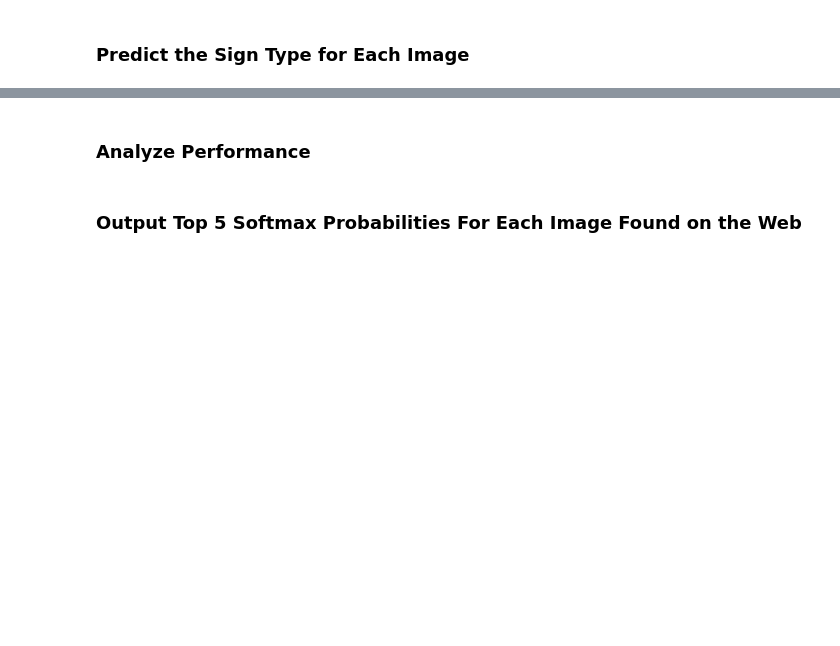
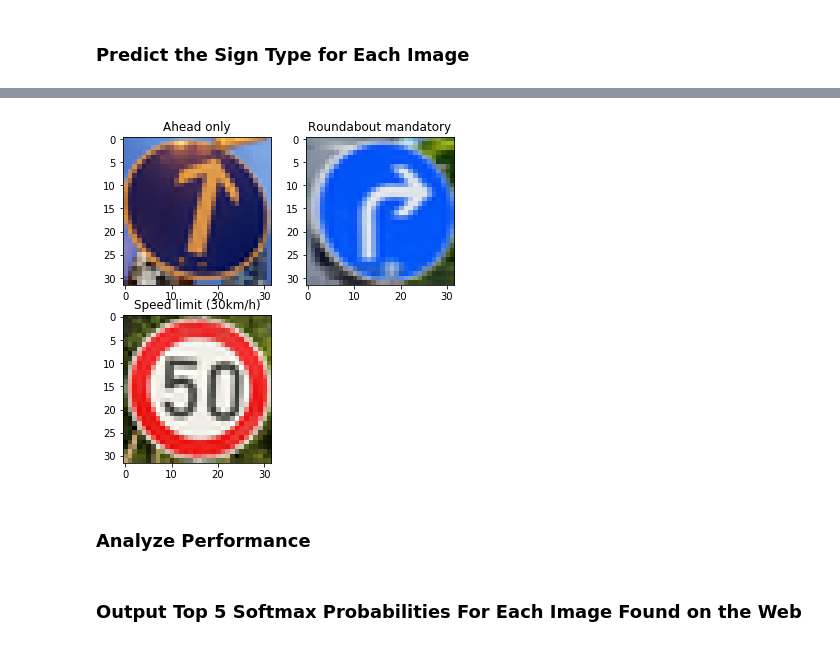
Before and after one commit to ldfo/traffic-sign-classifier, a Jupyter notebook: Traffic_Sign_Classifier.ipynb, the cells around one changed output, grey strips where cells are left out. Saved outputs shown, nothing was run; the diff lists cells and outputs as text; code cells hidden in the pictures; blank space fills up the shorter version.

```diff
--- a/Traffic_Sign_Classifier.ipynb
+++ b/Traffic_Sign_Classifier.ipynb
@@ -214,3 +416,13 @@ You may find `signnames.csv` useful as it contains mappings from the class id (i
+# %%
+plot_dim = (2,2)
+plt.figure(figsize=(6, 6))
+for i, ix in enumerate(german_images_data):
+    plt.subplot(plot_dim[0], plot_dim[1], i+1)
+    plt.title(sig_names.loc[inference_output[i], 'SignName'])
+    plt.imshow(ix)
+plt.show()
+# %% [output]
+[figure, added]
 # %% [markdown]
 ### Analyze Performance
 # %%
```
Also changed, not shown: parts of 17 cells of this notebook, 4 other files.
